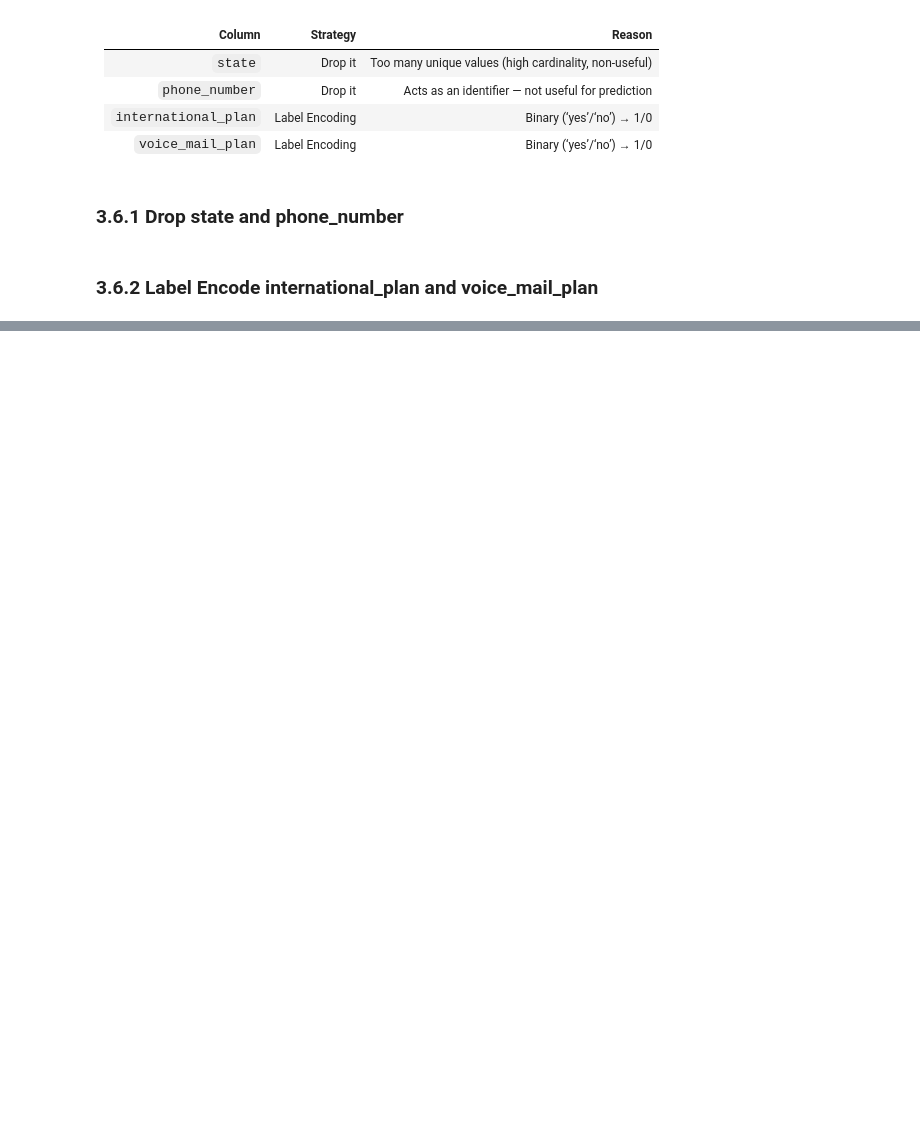
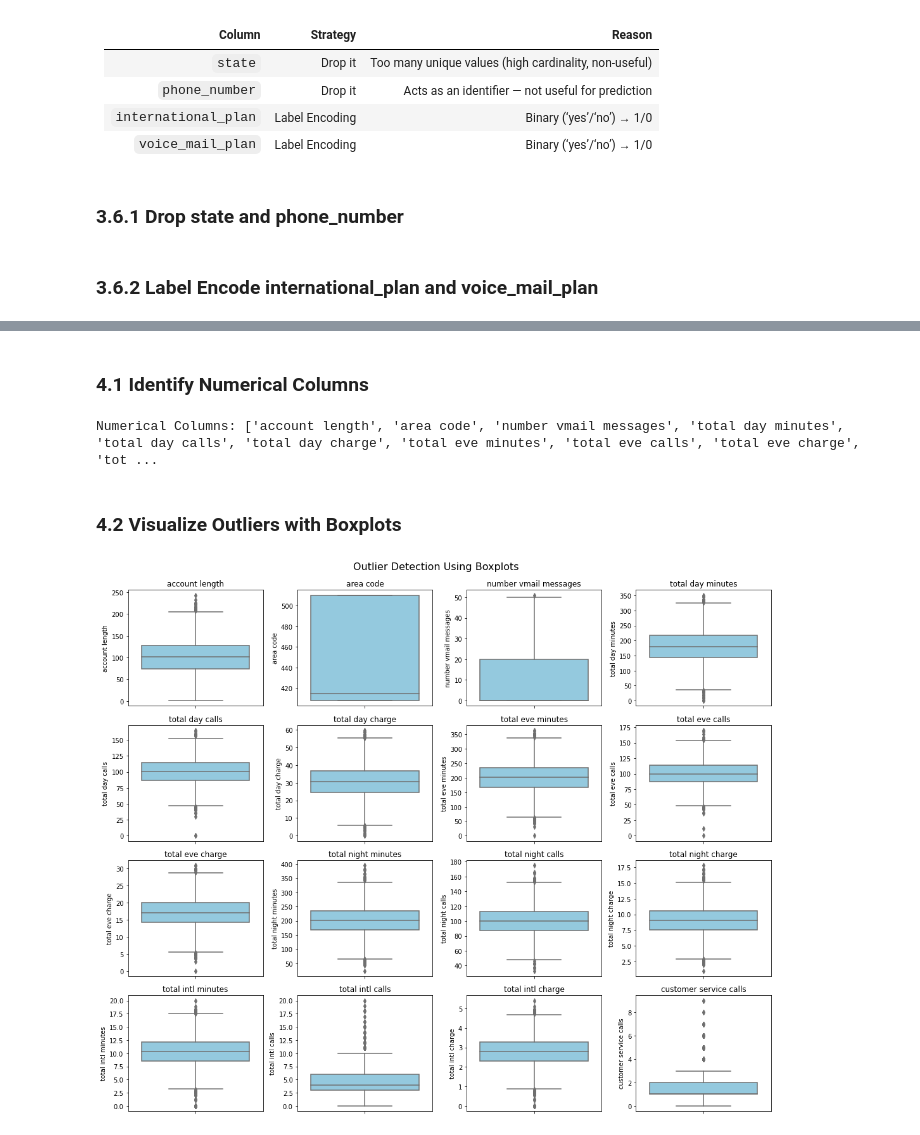
Before and after one commit to Kwamboka1584/SyriaTel-Customer-Churn, a Jupyter notebook: notebooks/CustomerChurn.ipynb, the cells around one changed output, grey strips where cells are left out. Cells and saved outputs as stored; diff of their text form; code cells hidden in the pictures; blank space fills up the shorter version.

Commit message:
EDA boxplot for outlier identification

```diff
--- a/notebooks/CustomerChurn.ipynb
+++ b/notebooks/CustomerChurn.ipynb
@@ -235,0 +242,3 @@ df['voice_mail_plan'] = df['voice_mail_plan'].map(binary_map)
+# %%
+# Convert boolean to integer
+df['churn'] = df['churn'].astype(int)
@@ -235,0 +256,24 @@ df['voice_mail_plan'] = df['voice_mail_plan'].map(binary_map)
+# %% [markdown]
+### 4.1 Identify Numerical Columns
+# %%
+# Select only numerical columns for distribution/outlier checks
+
+num_cols = df.select_dtypes(include=['int64', 'float64']).columns.tolist()
+print("Numerical Columns:", num_cols)
+# %% [output]
+Numerical Columns: ['account length', 'area code', 'number vmail messages', 'total day minutes', 'total day calls', 'total day charge', 'total eve minutes', 'total eve calls', 'total eve charge', 'tot ...
+# %% [markdown]
+### 4.2 Visualize Outliers with Boxplots
+# %%
+# Boxplots for outlier detection
+plt.figure(figsize=(15, 12))
+for i, col in enumerate(num_cols):
+    plt.subplot(4, 4, i+1)
+    sns.boxplot(y=df[col], color='skyblue')
+    plt.title(col)
+    plt.tight_layout()
+
+plt.suptitle("Outlier Detection Using Boxplots", fontsize=16, y=1.02)
+plt.show()
+# %% [output]
+[figure, added]
```
Also changed, not shown: parts of 5 cells of this notebook.
